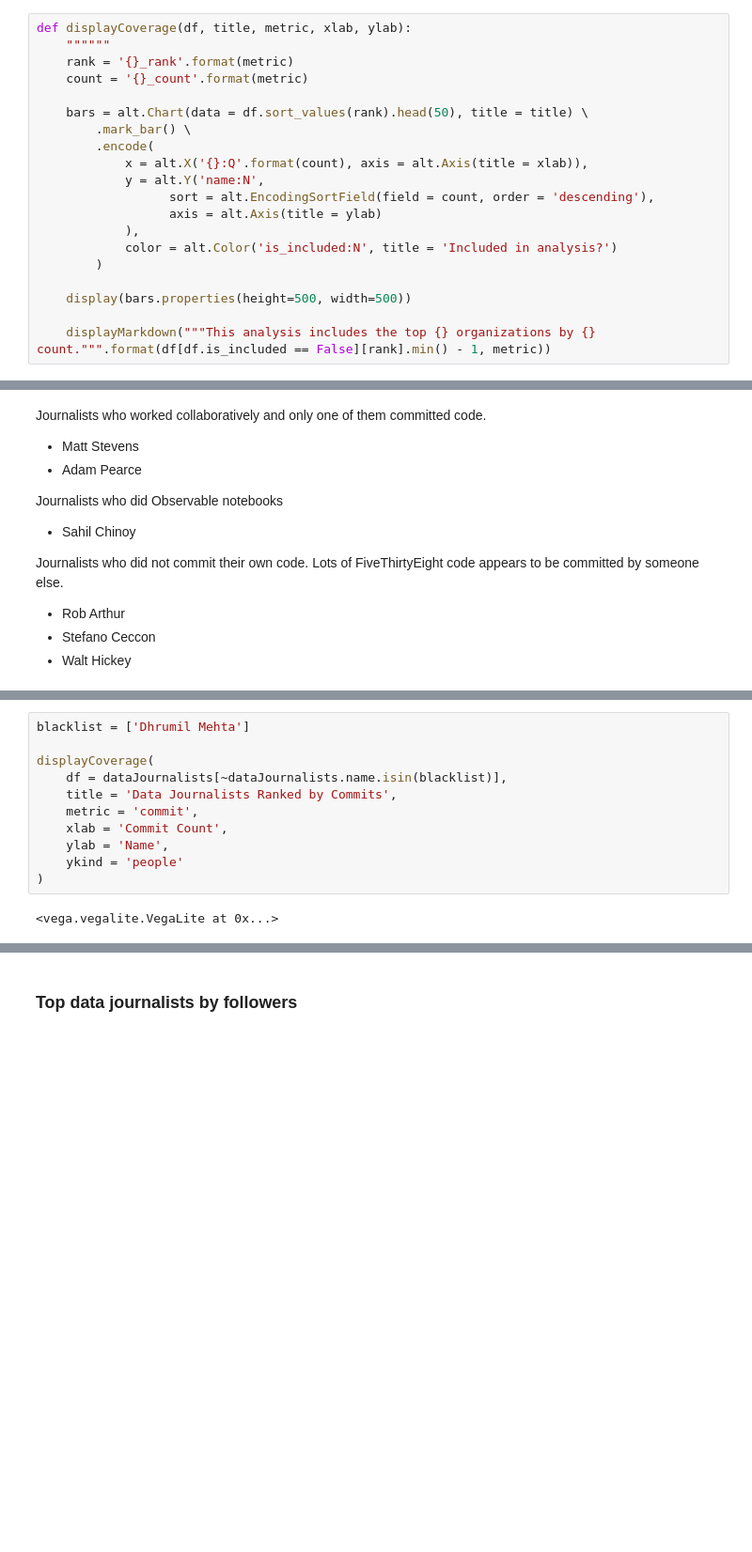
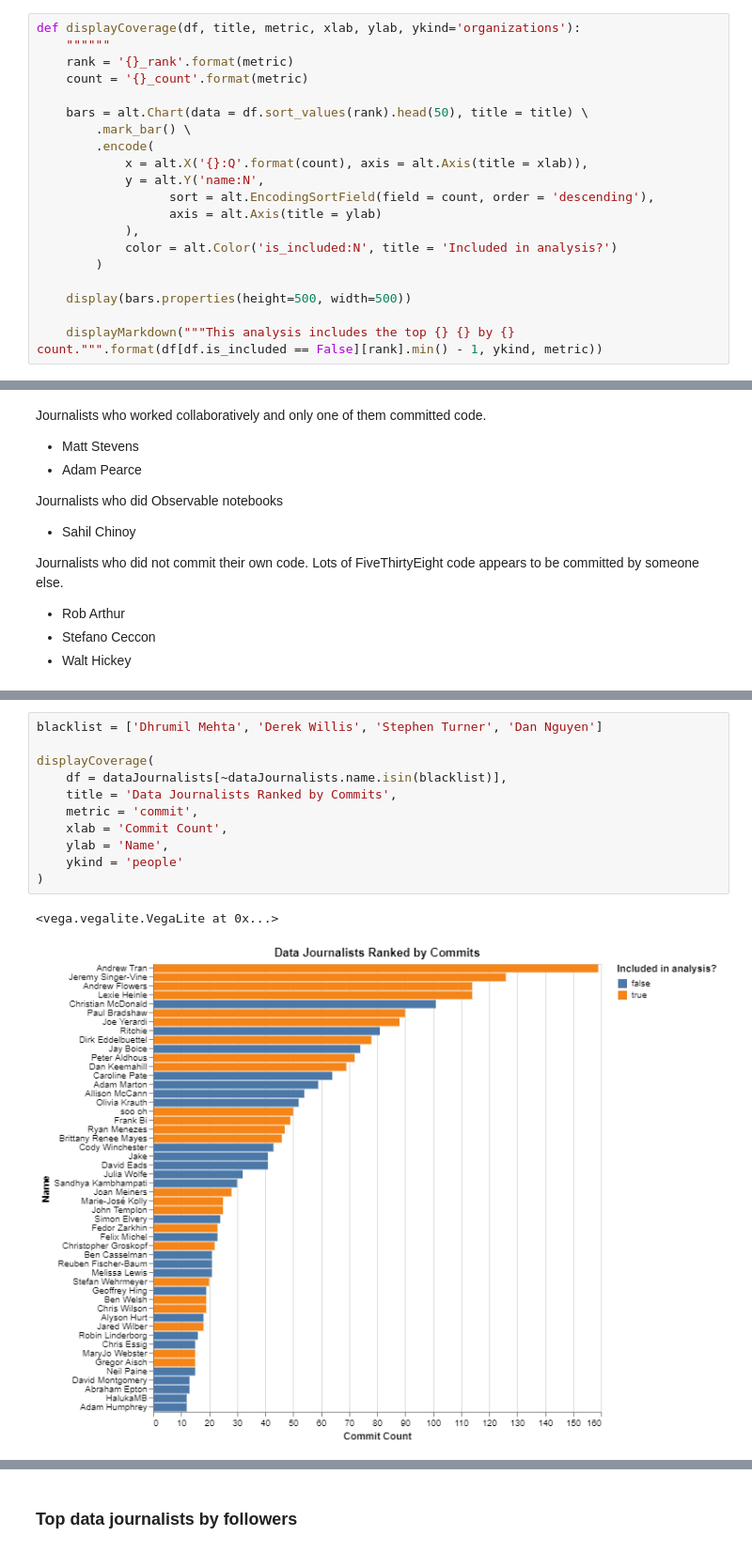
Before and after one commit to steve-kasica/table-scraps, a Jupyter notebook: summary.ipynb, the cells around one changed output, grey strips where cells are left out. Shown at 94% size. Cells and saved outputs as stored; diff of their text form; blank space fills up the shorter version.

```diff
--- a/summary.ipynb
+++ b/summary.ipynb
@@ -231,7 +232,7 @@ for i, row in codesByArticle.iterrows():
 
 In order to prevent this code set from being biased by one individual or organization's data wrangling behavior, we deliberately sought out notebooks from a variety of news organizations and data journalists. This analysis comes from, but is not limited to, news organizations that constitute "major players" in data journalism.
 # %%
-def displayCoverage(df, title, metric, xlab, ylab):
+def displayCoverage(df, title, metric, xlab, ylab, ykind='organizations'):
     """"""
     rank = '{}_rank'.format(metric)
     count = '{}_count'.format(metric)
@@ -249,7 +250,7 @@ def displayCoverage(df, title, metric, xlab, ylab):
 
     display(bars.properties(height=500, width=500))
 
-    displayMarkdown("""This analysis includes the top {} organizations by {} count.""".format(df[df.is_included == False][rank].min() - 1, metric))
+    displayMarkdown("""This analysis includes the top {} {} by {} count.""".format(df[df.is_included == False][rank].min() - 1, ykind, metric))
 # %% [markdown]
 ## Including the top-n news organizations
 
@@ -492,13 +502,14 @@ I've excluded some data journalist with many commits from this analysis:
 # %%
-blacklist = ['Dhrumil Mehta']
+blacklist = ['Dhrumil Mehta', 'Derek Willis', 'Stephen Turner', 'Dan Nguyen']
 
 displayCoverage(
     df = dataJournalists[~dataJournalists.name.isin(blacklist)],
     title = 'Data Journalists Ranked by Commits',
     metric = 'commit',
     xlab = 'Commit Count',
     ylab = 'Name',
     ykind = 'people'
 )
 # %% [output]
 <vega.vegalite.VegaLite at 0x...>
+[figure, new version]
```
Also changed, not shown: parts of 14 cells of this notebook, 3 other files.
